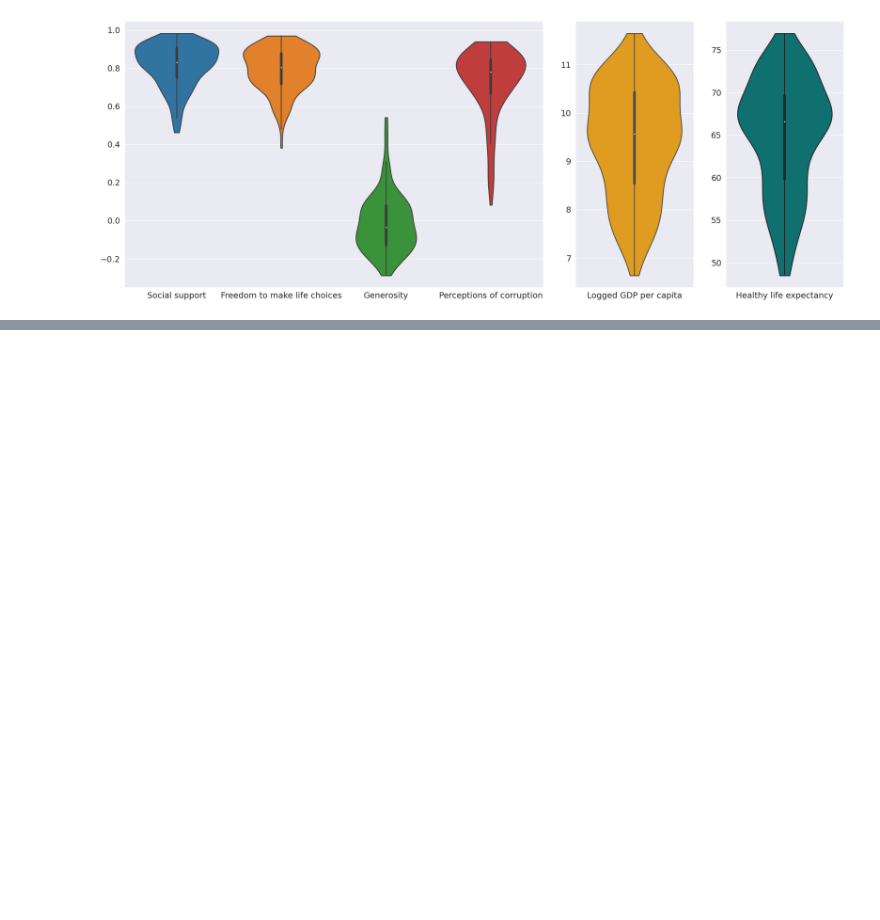
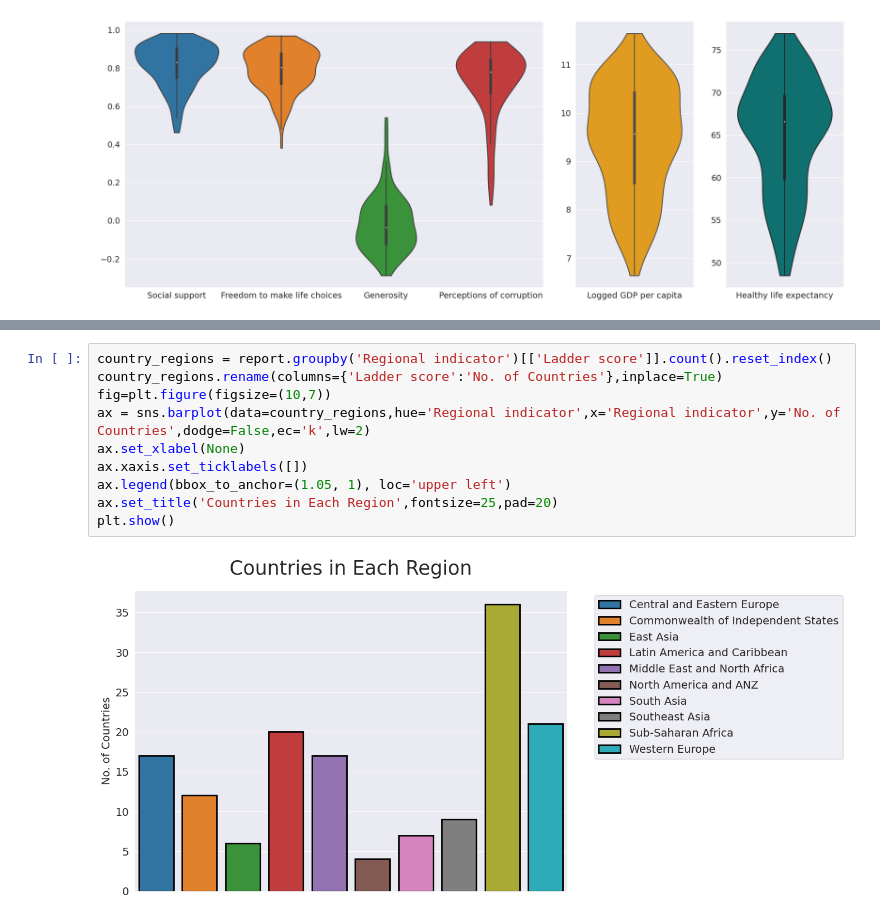
Before and after one commit to ameya932/World-Happiness-Report, a Jupyter notebook: World_Happiness_Report.ipynb, the cells around one changed output, grey strips where cells are left out. Saved outputs shown, nothing was run; the diff lists cells and outputs as text; blank space fills up the shorter version.

```diff
--- a/World_Happiness_Report.ipynb
+++ b/World_Happiness_Report.ipynb
@@ -126,0 +131,12 @@ plt.show()
+# %%
+country_regions = report.groupby('Regional indicator')[['Ladder score']].count().reset_index()
+country_regions.rename(columns={'Ladder score':'No. of Countries'},inplace=True)
+fig=plt.figure(figsize=(10,7))
+ax = sns.barplot(data=country_regions,hue='Regional indicator',x='Regional indicator',y='No. of Countries',dodge=False,ec='k',lw=2)
+ax.set_xlabel(None)
+ax.xaxis.set_ticklabels([])
+ax.legend(bbox_to_anchor=(1.05, 1), loc='upper left')
+ax.set_title('Countries in Each Region',fontsize=25,pad=20)
+plt.show()
+# %% [output]
+[figure, added]
```
Also changed, not shown: parts of 11 cells of this notebook.
